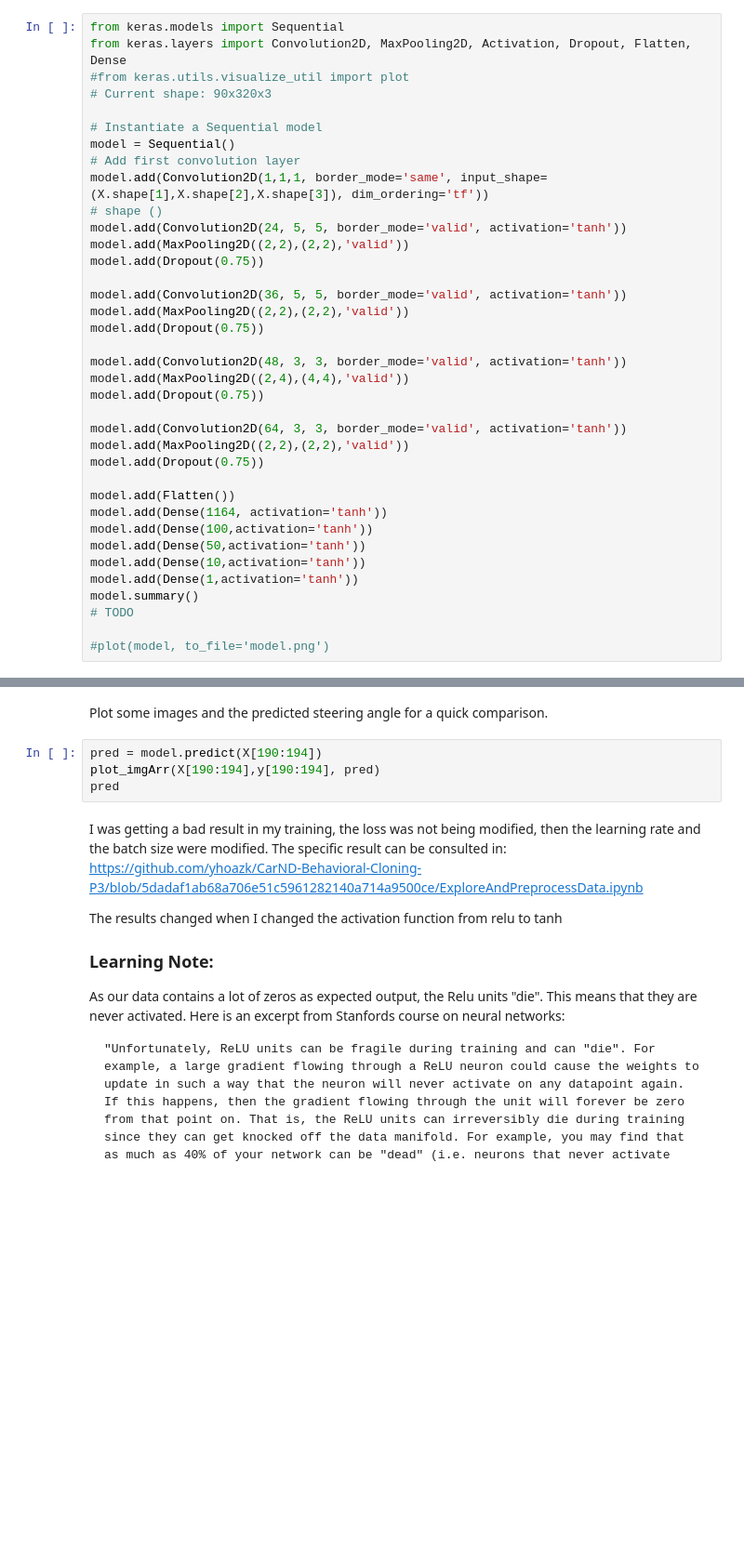
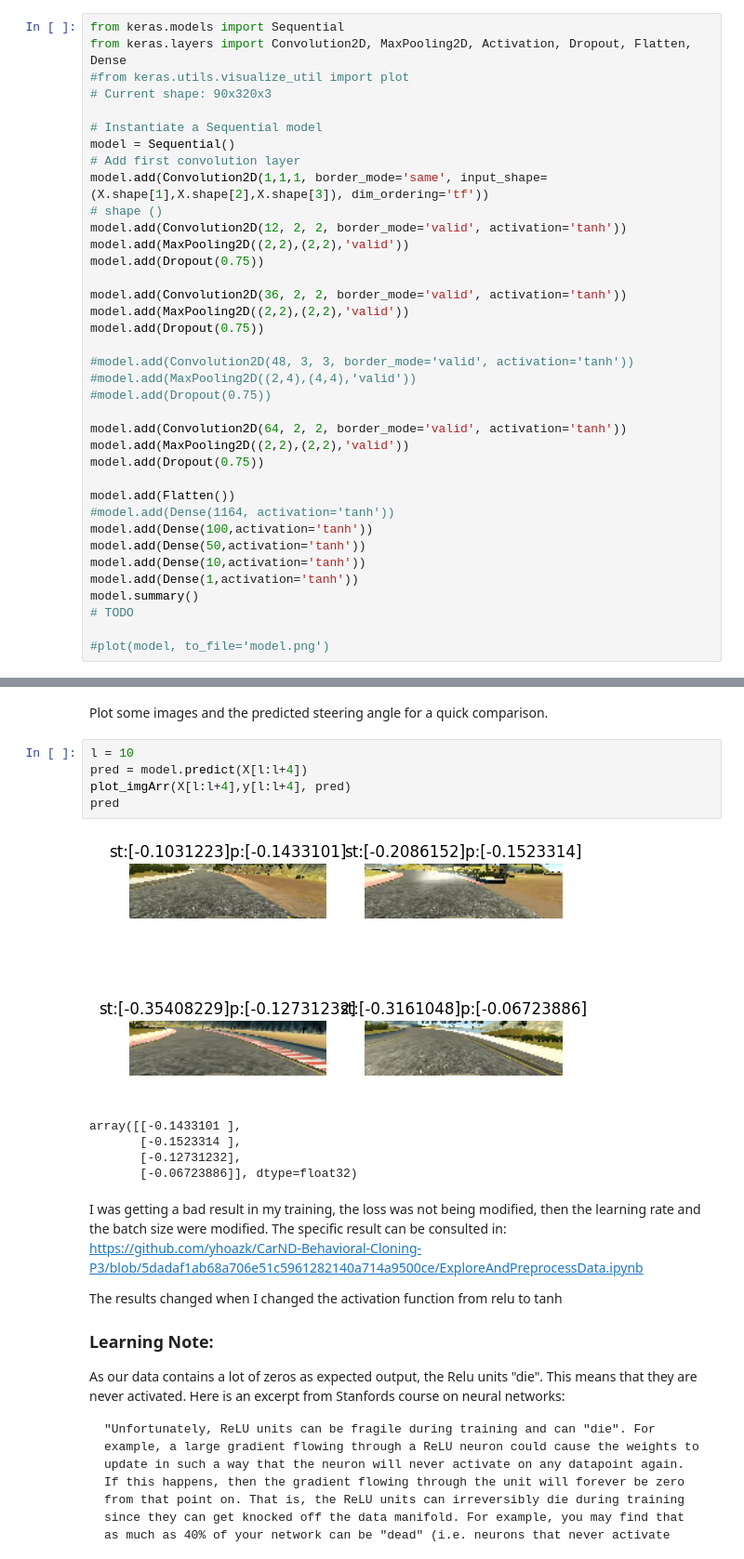
Before and after one commit to yhoazk/CarND-Behavioral-Cloning-P3, a Jupyter notebook: ExploreAndPreprocessData.ipynb, the cells around one changed output, grey strips where cells are left out. Shown at 93% size. Cells and saved outputs as stored; diff of their text form; blank space fills up the shorter version.

Commit message:
New model oscillates

```diff
--- a/ExploreAndPreprocessData.ipynb
+++ b/ExploreAndPreprocessData.ipynb
@@ -285,24 +292,24 @@ model = Sequential()
 # Add first convolution layer
 model.add(Convolution2D(1,1,1, border_mode='same', input_shape=(X.shape[1],X.shape[2],X.shape[3]), dim_ordering='tf'))
 # shape ()
-model.add(Convolution2D(24, 5, 5, border_mode='valid', activation='tanh'))
+model.add(Convolution2D(12, 2, 2, border_mode='valid', activation='tanh'))
 model.add(MaxPooling2D((2,2),(2,2),'valid'))
 model.add(Dropout(0.75))
 
-model.add(Convolution2D(36, 5, 5, border_mode='valid', activation='tanh'))
+model.add(Convolution2D(36, 2, 2, border_mode='valid', activation='tanh'))
 model.add(MaxPooling2D((2,2),(2,2),'valid'))
 model.add(Dropout(0.75))
 
-model.add(Convolution2D(48, 3, 3, border_mode='valid', activation='tanh'))
-model.add(MaxPooling2D((2,4),(4,4),'valid'))
-model.add(Dropout(0.75))
+#model.add(Convolution2D(48, 3, 3, border_mode='valid', activation='tanh'))
+#model.add(MaxPooling2D((2,4),(4,4),'valid'))
+#model.add(Dropout(0.75))
 
-model.add(Convolution2D(64, 3, 3, border_mode='valid', activation='tanh'))
+model.add(Convolution2D(64, 2, 2, border_mode='valid', activation='tanh'))
 model.add(MaxPooling2D((2,2),(2,2),'valid'))
 model.add(Dropout(0.75))
 
 model.add(Flatten())
-model.add(Dense(1164, activation='tanh'))
+#model.add(Dense(1164, activation='tanh'))
 model.add(Dense(100,activation='tanh'))
 model.add(Dense(50,activation='tanh'))
 model.add(Dense(10,activation='tanh'))
@@ -344,9 +385,16 @@ plot_imgArr(dX[10:14],dy[10:14], lp)
 # %% [markdown]
 Plot some images and the predicted steering angle for a quick comparison.
 # %%
-pred = model.predict(X[190:194])
-plot_imgArr(X[190:194],y[190:194], pred)
+l = 10
+pred = model.predict(X[l:l+4])
+plot_imgArr(X[l:l+4],y[l:l+4], pred)
 pred
+# %% [output]
+[figure, added]
+array([[-0.1433101 ],
+       [-0.1523314 ],
+       [-0.12731232],
+       [-0.06723886]], dtype=float32)
 # %% [markdown]
 I was getting a bad result in my training, the loss was not being modified, then the learning rate and the batch size were modified. The specific result can be consulted in:
 https://github.com/yhoazk/CarND-Behavioral-Cloning-P3/blob/5dadaf1ab68a706e51c5961282140a714a9500ce/ExploreAndPreprocessData.ipynb
```
Also changed, not shown: parts of 6 cells of this notebook.
